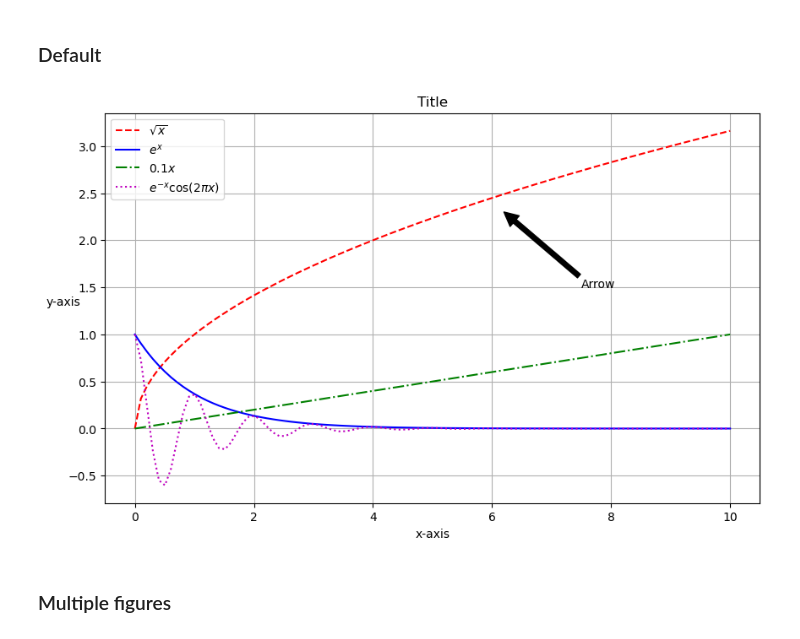
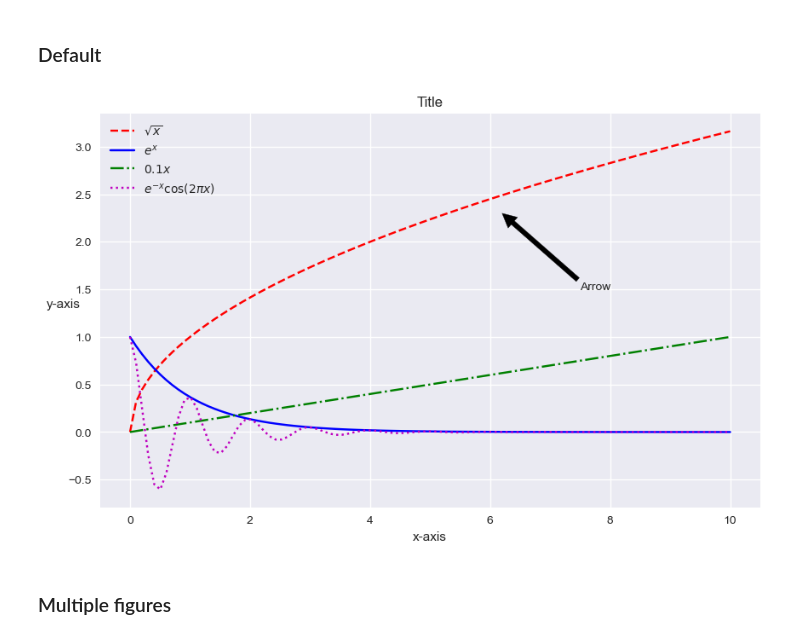
Before and after one commit to andreasnossum/Toolbox, a Jupyter notebook: Plotting.ipynb, the cells around one changed output. Drawn from its saved outputs; the diff is of its cells as text; code cells hidden in the pictures.

```diff
--- a/Plotting.ipynb
+++ b/Plotting.ipynb
@@ -41,36 +41,36 @@ set_d = np.array([np.exp(-x) * np.cos(2*np.pi*x) for x in x_array])
 plt.figure()
 
 #plt.style.use("ggplot")
 #plt.style.use("bmh")
-#plt.style.use("seaborn")
+plt.style.use("seaborn")
 #plt.style.use("fivethirtyeight")
 
 #plt.rcParams["font.size"] = 10
 #plt.rcParams["grid.color"] = "black"
 plt.rcParams["figure.figsize"] = [10,6]
 
 #plt.loglog() for logarithmix scales
 plt.plot(x_array, set_a, color="r", linestyle="--", label=r"$\sqrt{x}$")
 plt.plot(x_array, set_b, color="b", linestyle="-", label=r"$e^x$")
 plt.plot(x_array, set_c, color="g", linestyle="-.", label=r"$0.1 x$")
 plt.plot(x_array, set_d, color="m", linestyle=":", label=r"$e^{-x}\cos(2\pi x)$")
 
 plt.annotate('Arrow', xy=(6.2, 2.3), xytext=(7.5, 1.5),
              arrowprops=dict(facecolor='black', shrink=10))
 
 plt.title("Title")
 plt.xlabel("x-axis")
 plt.ylabel("y-axis", rotation=0)
 
 #plt.xlim(-1, 11)
 #plt.ylim(-1, 4)
 
-plt.grid()
+#plt.grid()
 plt.legend()
 
 plt.show()
 # %% [output]
-[figure, old version]
+[figure, new version]
 # %% [markdown]
 ### Multiple figures
 # %%
```
